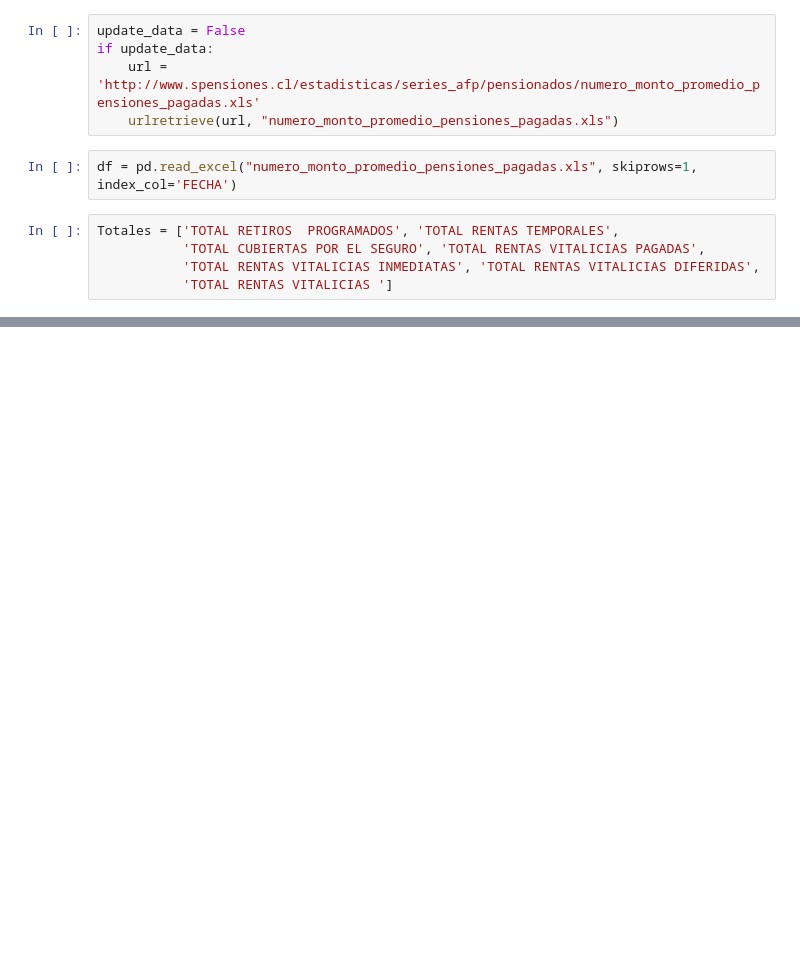
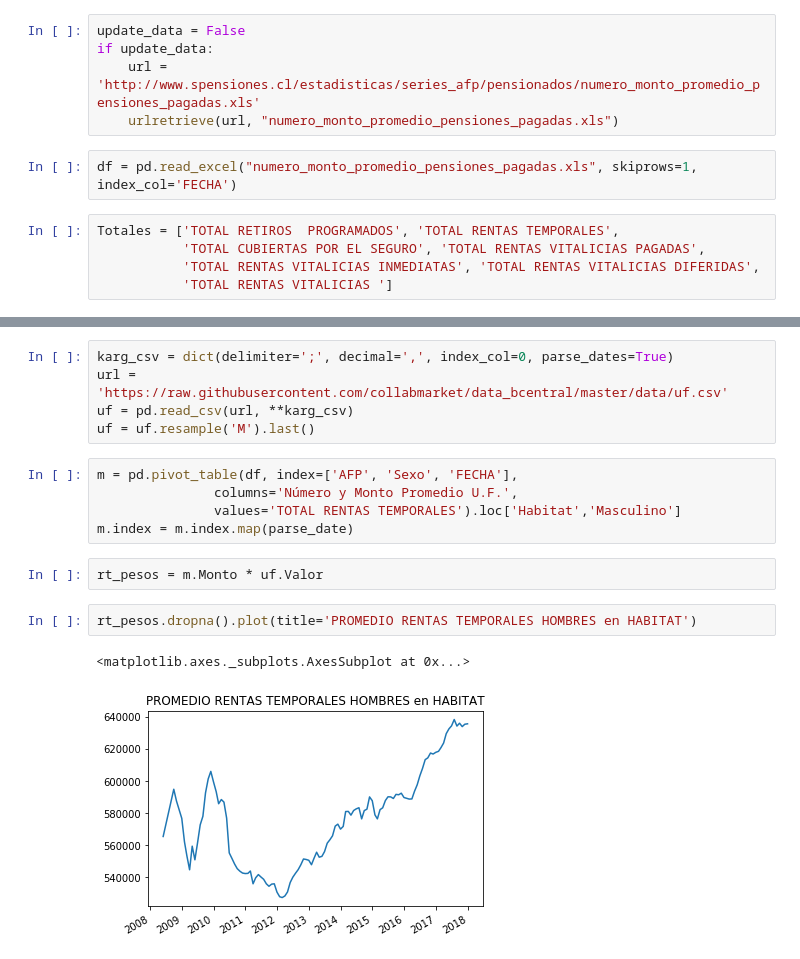
Before and after one commit to jrovegno/afp_pensiones, a Jupyter notebook: PensionesPromedioChileUF.ipynb, the cells around one changed output, grey strips where cells are left out. Drawn from its saved outputs; the diff is of its cells as text; blank space fills up the shorter version.

```diff
--- a/PensionesPromedioChileUF.ipynb
+++ b/PensionesPromedioChileUF.ipynb
@@ -44,0 +78,17 @@ for modalidad in Totales:
+# %%
+karg_csv = dict(delimiter=';', decimal=',', index_col=0, parse_dates=True)
+url = 'https://raw.githubusercontent.com/collabmarket/data_bcentral/master/data/uf.csv'
+uf = pd.read_csv(url, **karg_csv)
+uf = uf.resample('M').last()
+# %%
+m = pd.pivot_table(df, index=['AFP', 'Sexo', 'FECHA'],
+               columns='Número y Monto Promedio U.F.',
+               values='TOTAL RENTAS TEMPORALES').loc['Habitat','Masculino']
+m.index = m.index.map(parse_date)
+# %%
+rt_pesos = m.Monto * uf.Valor
+# %%
+rt_pesos.dropna().plot(title='PROMEDIO RENTAS TEMPORALES HOMBRES en HABITAT')
+# %% [output]
+<matplotlib.axes._subplots.AxesSubplot at 0x...>
+[figure, added]
```
Also changed, not shown: parts of 6 cells of this notebook.
